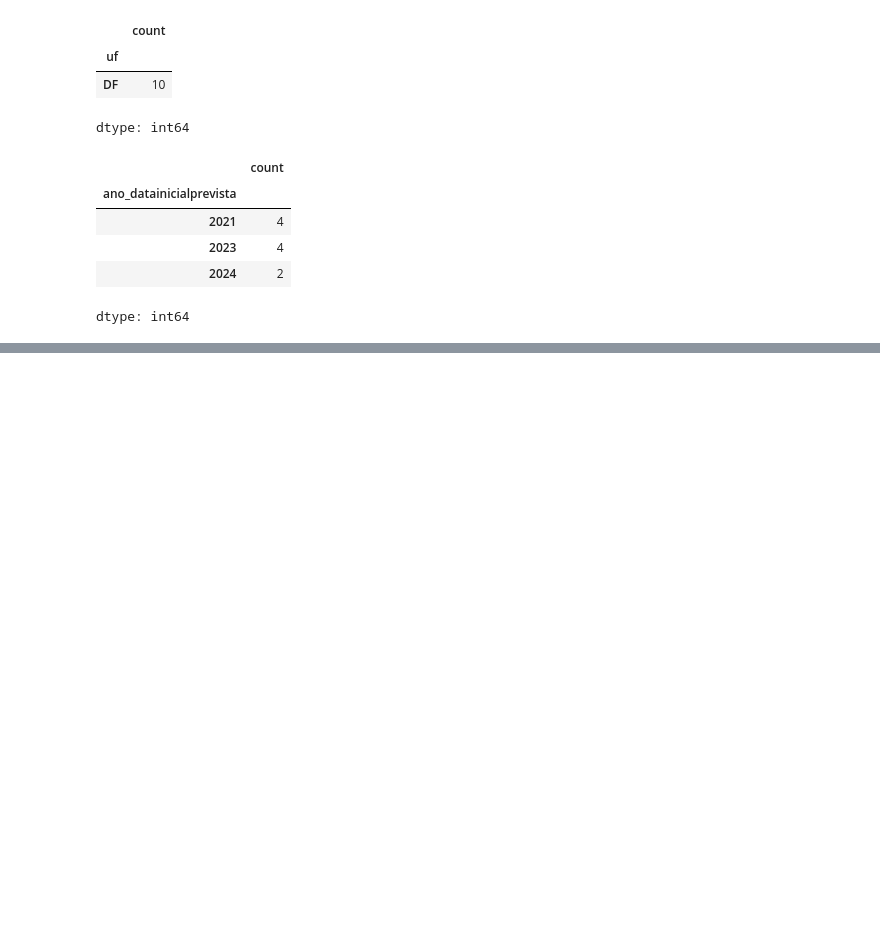
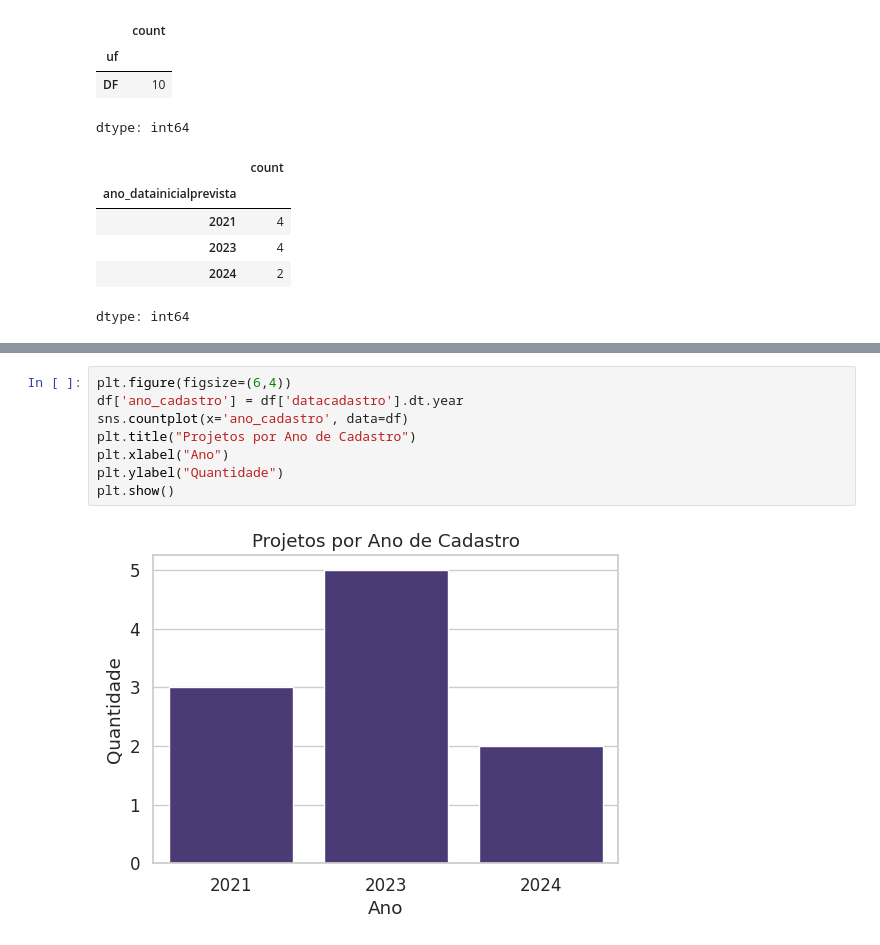
Before and after one commit to Luizaxx/teste-lab-livre, a Jupyter notebook: teste_lab_livre.ipynb, the cells around one changed output, grey strips where cells are left out. Drawn from its saved outputs; the diff is of its cells as text; blank space fills up the shorter version.

```diff
--- a/teste_lab_livre.ipynb
+++ b/teste_lab_livre.ipynb
@@ -451,0 +463,10 @@ files.download(csv_path)
+# %%
+plt.figure(figsize=(6,4))
+df['ano_cadastro'] = df['datacadastro'].dt.year
+sns.countplot(x='ano_cadastro', data=df)
+plt.title("Projetos por Ano de Cadastro")
+plt.xlabel("Ano")
+plt.ylabel("Quantidade")
+plt.show()
+# %% [output]
+[figure, added]
```
Also changed, not shown: parts of 4 cells of this notebook.
